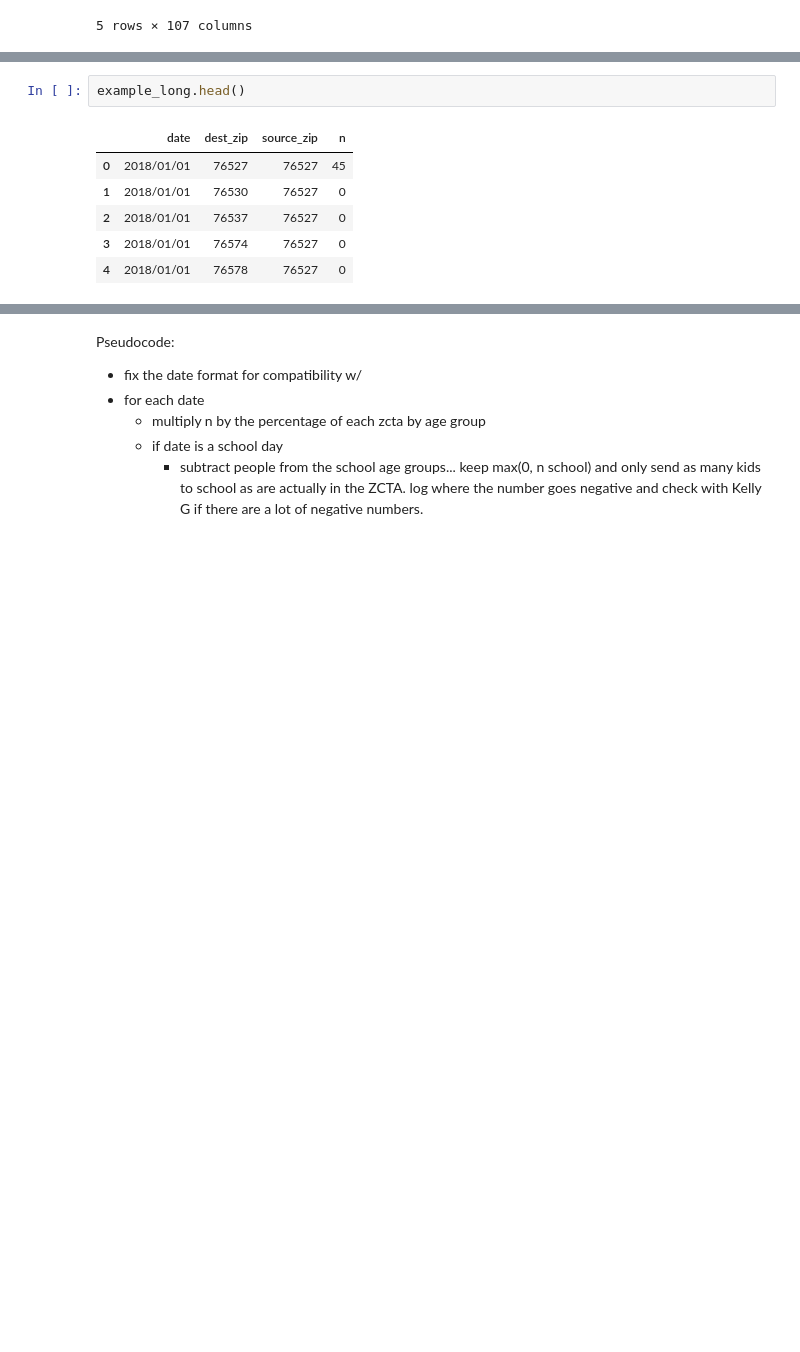
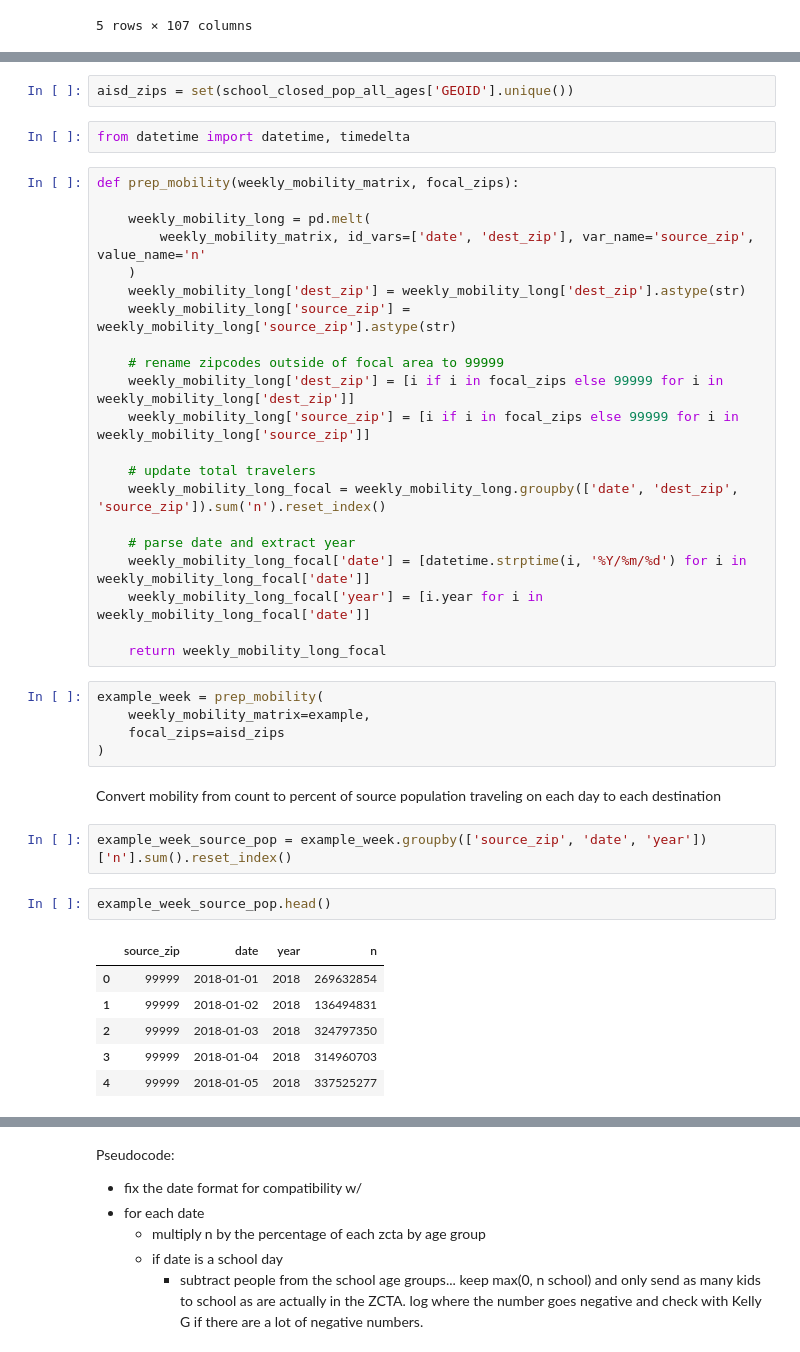
Before and after one commit to bhollo0329/epimodels, a Jupyter notebook: notebooks/AustinGranularModel/DataIntegration/AGMDataIntegration.ipynb, the cells around one changed output, grey strips where cells are left out. Cells and saved outputs as stored; diff of their text form; blank space fills up the shorter version.

Commit message:
full integration workflow example

```diff
--- a/notebooks/AustinGranularModel/DataIntegration/AGMDataIntegration.ipynb
+++ b/notebooks/AustinGranularModel/DataIntegration/AGMDataIntegration.ipynb
@@ -867,9 +1055,43 @@ example_long = pd.melt(example, id_vars=['date', 'dest_zip'], var_name='source_z
+# %%
+aisd_zips = set(school_closed_pop_all_ages['GEOID'].unique())
+# %%
+from datetime import datetime, timedelta
+# %%
+def prep_mobility(weekly_mobility_matrix, focal_zips):
+
+    weekly_mobility_long = pd.melt(
+        weekly_mobility_matrix, id_vars=['date', 'dest_zip'], var_name='source_zip', value_name='n'
+    )
+    weekly_mobility_long['dest_zip'] = weekly_mobility_long['dest_zip'].astype(str)
+    weekly_mobility_long['source_zip'] = weekly_mobility_long['source_zip'].astype(str)
+
+    # rename zipcodes outside of focal area to 99999
+    weekly_mobility_long['dest_zip'] = [i if i in focal_zips else 99999 for i in weekly_mobility_long['dest_zip']]
+    weekly_mobility_long['source_zip'] = [i if i in focal_zips else 99999 for i in weekly_mobility_long['source_zip']]
+
+    # update total travelers
+    weekly_mobility_long_focal = weekly_mobility_long.groupby(['date', 'dest_zip', 'source_zip']).sum('n').reset_index()
+
+    # parse date and extract year
+    weekly_mobility_long_focal['date'] = [datetime.strptime(i, '%Y/%m/%d') for i in weekly_mobility_long_focal['date']]
+    weekly_mobility_long_focal['year'] = [i.year for i in weekly_mobility_long_focal['date']]
+
+    return weekly_mobility_long_focal
+# %%
+example_week = prep_mobility(
+    weekly_mobility_matrix=example,
+    focal_zips=aisd_zips
+)
+# %% [markdown]
+Convert mobility from count to percent of source population traveling on each day to each destination
+# %%
+example_week_source_pop = example_week.groupby(['source_zip', 'date', 'year'])['n'].sum().reset_index()
 # %%
-example_long.head()
+example_week_source_pop.head()
 # %% [output]
-|  | date | dest_zip | source_zip | n |
-| 0 | 2018/01/01 | 76527 | 76527 | 45 |
-| 1 | 2018/01/01 | 76530 | 76527 | 0 |
-| 2 | 2018/01/01 | 76537 | 76527 | 0 |
-| 3 | 2018/01/01 | 76574 | 76527 | 0 |
-| 4 | 2018/01/01 | 76578 | 76527 | 0 |
+|  | source_zip | date | year | n |
+| 0 | 99999 | 2018-01-01 | 2018 | 269632854 |
+| 1 | 99999 | 2018-01-02 | 2018 | 136494831 |
+| 2 | 99999 | 2018-01-03 | 2018 | 324797350 |
+| 3 | 99999 | 2018-01-04 | 2018 | 314960703 |
+| 4 | 99999 | 2018-01-05 | 2018 | 337525277 |
```
Also changed, not shown: parts of 61 cells of this notebook, 3 other files.
